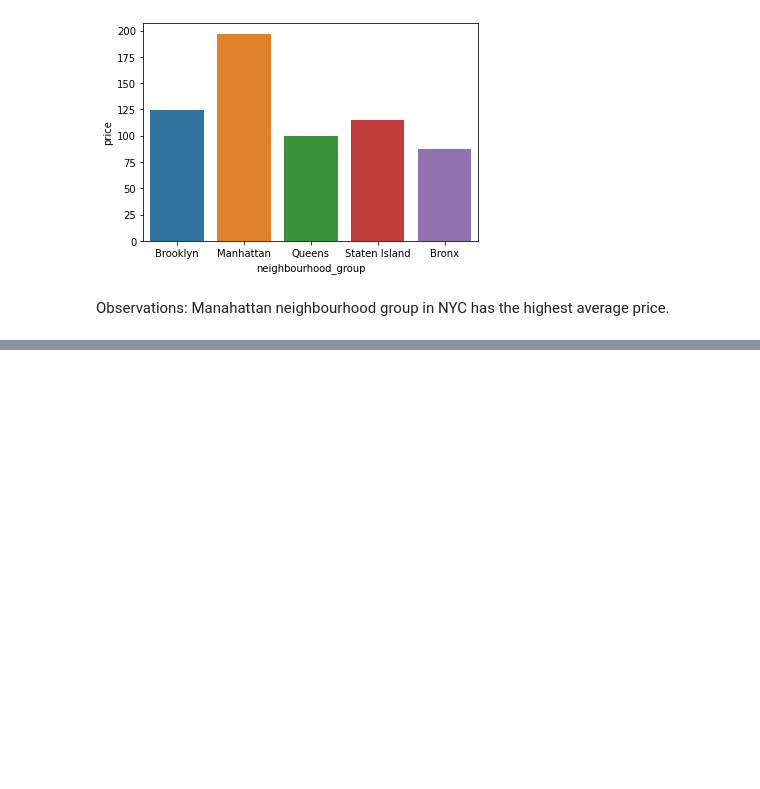
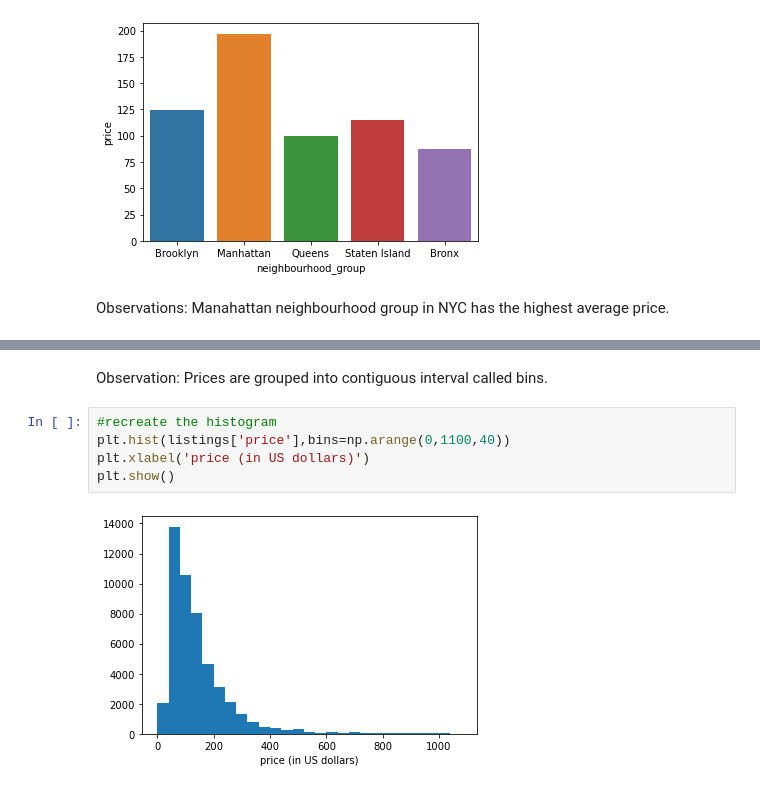
Before and after one commit to Chaliantosh/Dataanalysis-Visualizations, a Jupyter notebook: Airbnb_visualizations_usecase.ipynb, the cells around one changed output, grey strips where cells are left out. Drawn from its saved outputs; the diff is of its cells as text; blank space fills up the shorter version.

```diff
--- a/Airbnb_visualizations_usecase.ipynb
+++ b/Airbnb_visualizations_usecase.ipynb
@@ -50,0 +78,9 @@ Observations: Manahattan neighbourhood group in NYC has the highest average pric
+# %% [markdown]
+Observation: Prices are grouped into contiguous interval called bins.
+# %%
+#recreate the histogram
+plt.hist(listings['price'],bins=np.arange(0,1100,40))
+plt.xlabel('price (in US dollars)')
+plt.show()
+# %% [output]
+[figure, added]
```
Also changed, not shown: parts of 10 cells of this notebook.
